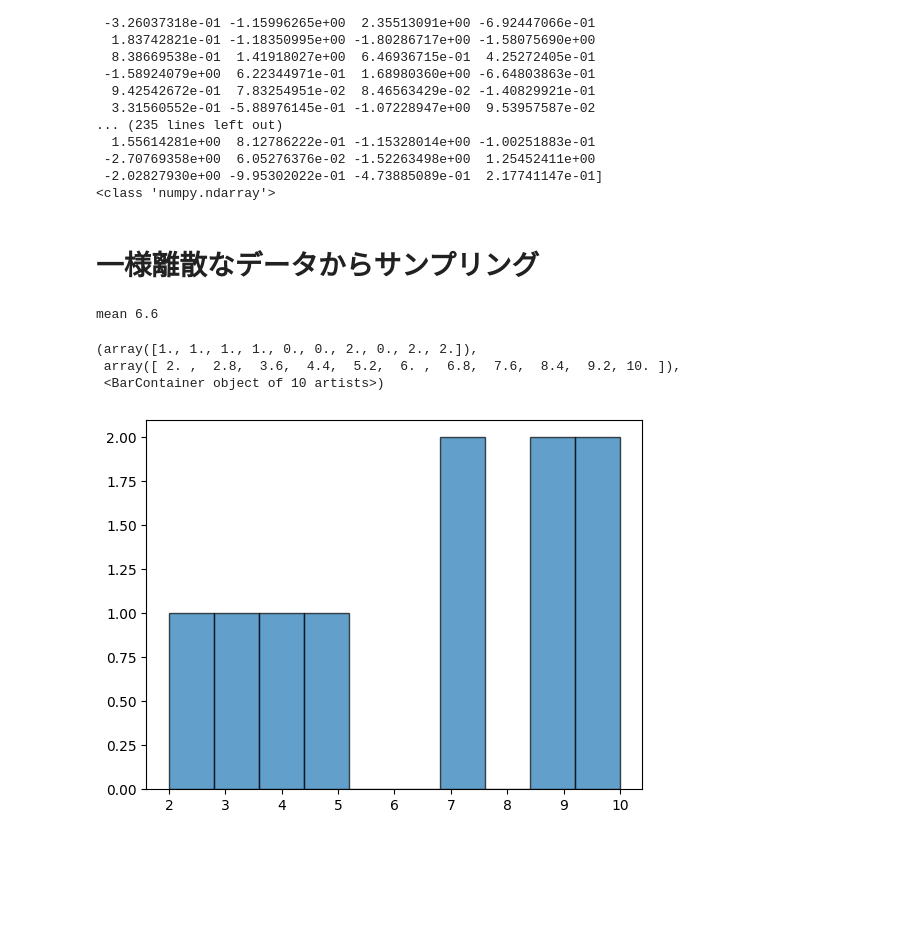
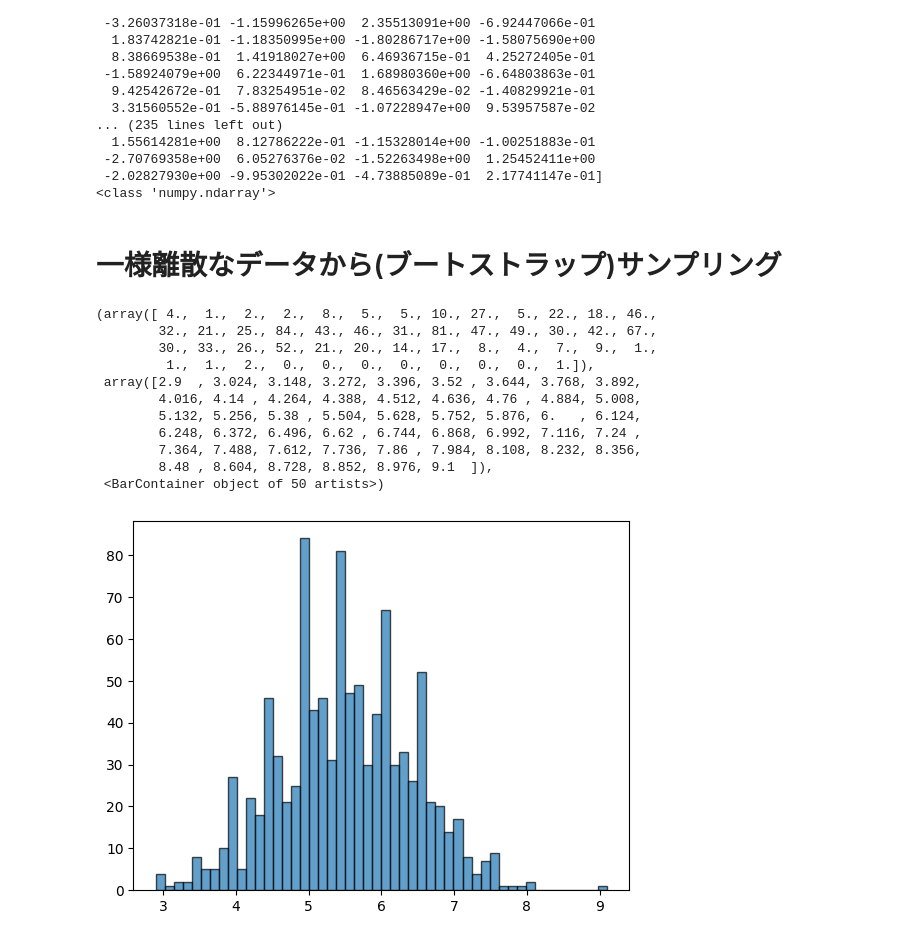
Before and after one commit to shimajoe/deep-learning-from-scratch-5, a Jupyter notebook: master_research/edf_sample.ipynb, the cells around one changed output. Drawn from its saved outputs; the diff is of its cells as text; code cells hidden in the pictures; blank space fills up the shorter version.

```diff
--- a/master_research/edf_sample.ipynb
+++ b/master_research/edf_sample.ipynb
@@ -79,27 +79,39 @@ print(type(data))
  -2.70769358e+00  6.05276376e-02 -1.52263498e+00  1.25452411e+00
  -2.02827930e+00 -9.95302022e-01 -4.73885089e-01  2.17741147e-01]
 <class 'numpy.ndarray'>
-# %% [markdown]
-# 一様離散なデータからサンプリング
+# %% [markdown]
+# 一様離散なデータから(ブートストラップ)サンプリング
 # %%
 import numpy as np
 import matplotlib.pyplot as plt
 
+# 乱数のシードを設定
+np.random.seed(42)
+
 x = [1, 2, 3, 4, 5, 6, 7, 8, 9, 10]
 
 # xからランダムサンプリング
-sample_size = 10
-sample = np.random.choice(x, size=sample_size)
-
-# sampleの平均値を計算
-sample_mean = np.mean(sample)
-print('mean',sample_mean)
+sample_size = 10 # サンプルサイズ
+B = 1000 # サンプリング回数
+sample_list = []
+sample_func_list = []
+for i in range(B):
+    sample = np.random.choice(x, size=sample_size)
+    sample_list.append(sample)
+    sample_func_list.append(np.mean(sample))
 
 # ヒストグラムを描画
-plt.hist(sample, bins=10, edgecolor='black', alpha=0.7)
+plt.hist(sample_func_list, bins=50, edgecolor='black', alpha=0.7)
 # %% [output]
-mean 6.6
+(array([ 4.,  1.,  2.,  2.,  8.,  5.,  5., 10., 27.,  5., 22., 18., 46.,
+        32., 21., 25., 84., 43., 46., 31., 81., 47., 49., 30., 42., 67.,
+        30., 33., 26., 52., 21., 20., 14., 17.,  8.,  4.,  7.,  9.,  1.,
+         1.,  1.,  2.,  0.,  0.,  0.,  0.,  0.,  0.,  0.,  1.]),
+ array([2.9  , 3.024, 3.148, 3.272, 3.396, 3.52 , 3.644, 3.768, 3.892,
+        4.016, 4.14 , 4.264, 4.388, 4.512, 4.636, 4.76 , 4.884, 5.008,
+        5.132, 5.256, 5.38 , 5.504, 5.628, 5.752, 5.876, 6.   , 6.124,
+        6.248, 6.372, 6.496, 6.62 , 6.744, 6.868, 6.992, 7.116, 7.24 ,
+        7.364, 7.488, 7.612, 7.736, 7.86 , 7.984, 8.108, 8.232, 8.356,
+        8.48 , 8.604, 8.728, 8.852, 8.976, 9.1  ]),
+ <BarContainer object of 50 artists>)
-(array([1., 1., 1., 1., 0., 0., 2., 0., 2., 2.]),
- array([ 2. ,  2.8,  3.6,  4.4,  5.2,  6. ,  6.8,  7.6,  8.4,  9.2, 10. ]),
- <BarContainer object of 10 artists>)
-[figure, old version]
+[figure, new version]
```
